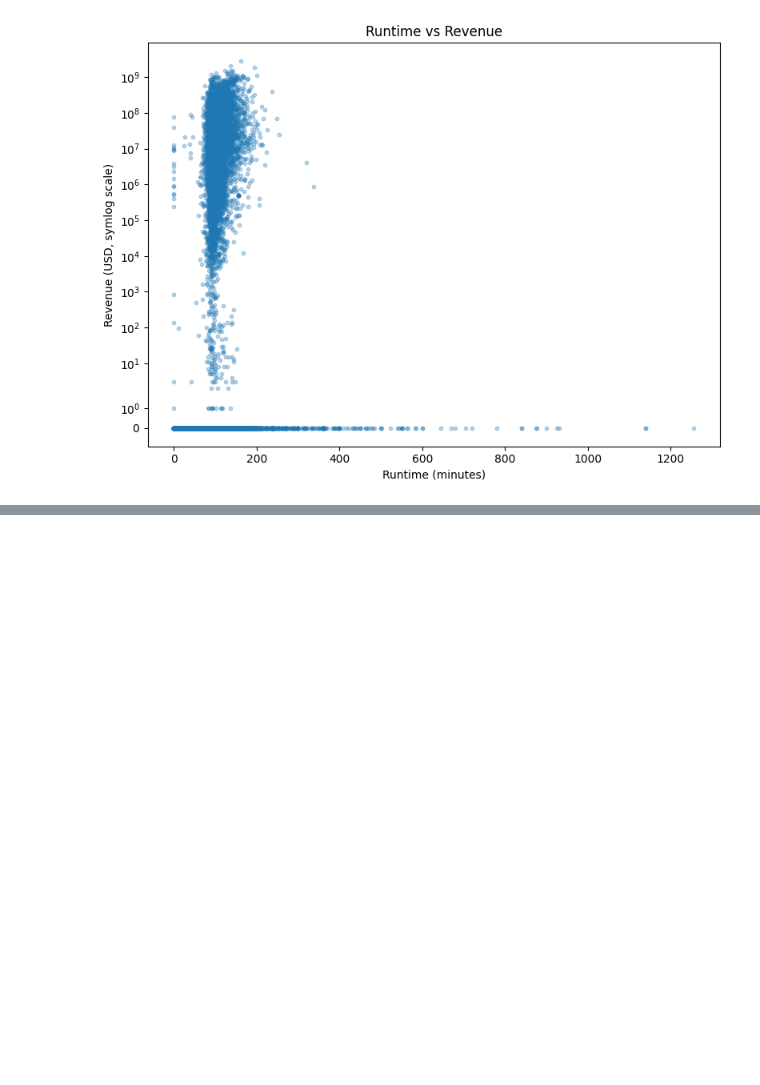
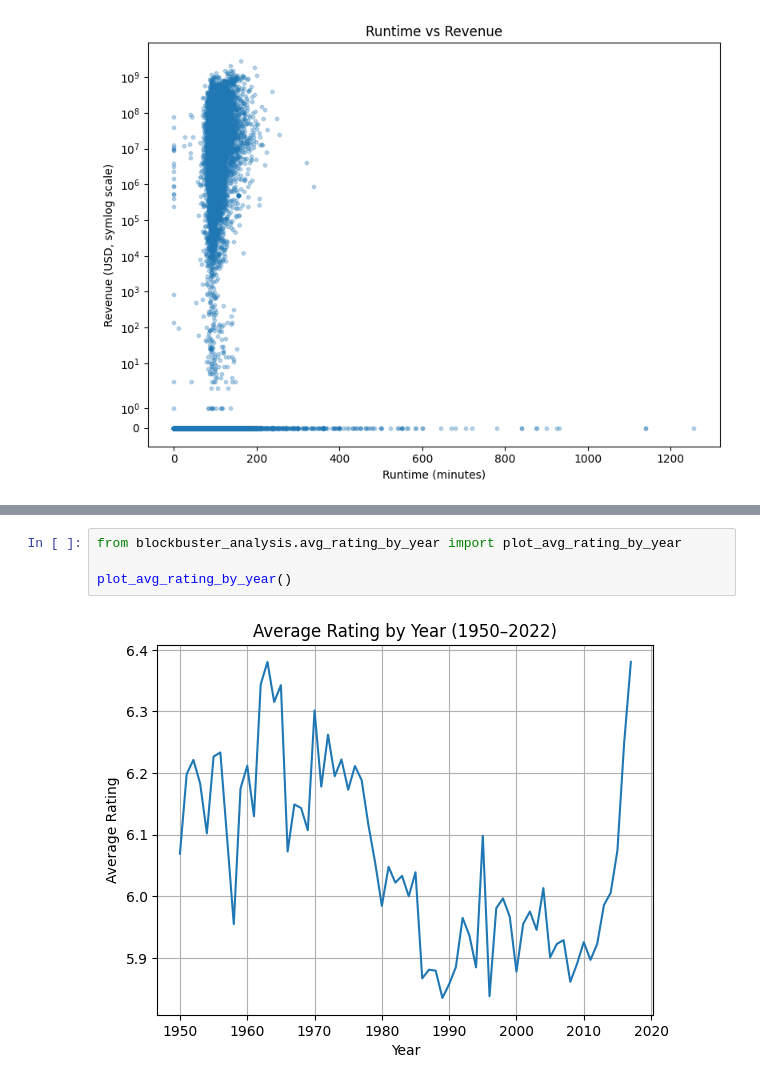
Before and after one commit to ely0rbek/Anatomy-of-a-Blockbuster, a Jupyter notebook: presentation/project_analysis.ipynb, the cells around one changed output, grey strips where cells are left out. Saved outputs shown, nothing was run; the diff lists cells and outputs as text; blank space fills up the shorter version.

```diff
--- a/presentation/project_analysis.ipynb
+++ b/presentation/project_analysis.ipynb
@@ -32,0 +39,6 @@ plot_runtime_vs_revnue()
+# %%
+from blockbuster_analysis.avg_rating_by_year import plot_avg_rating_by_year
+
+plot_avg_rating_by_year()
+# %% [output]
+[figure, added]
```
Also changed, not shown: parts of 1 cell of this notebook, 4 other files.
